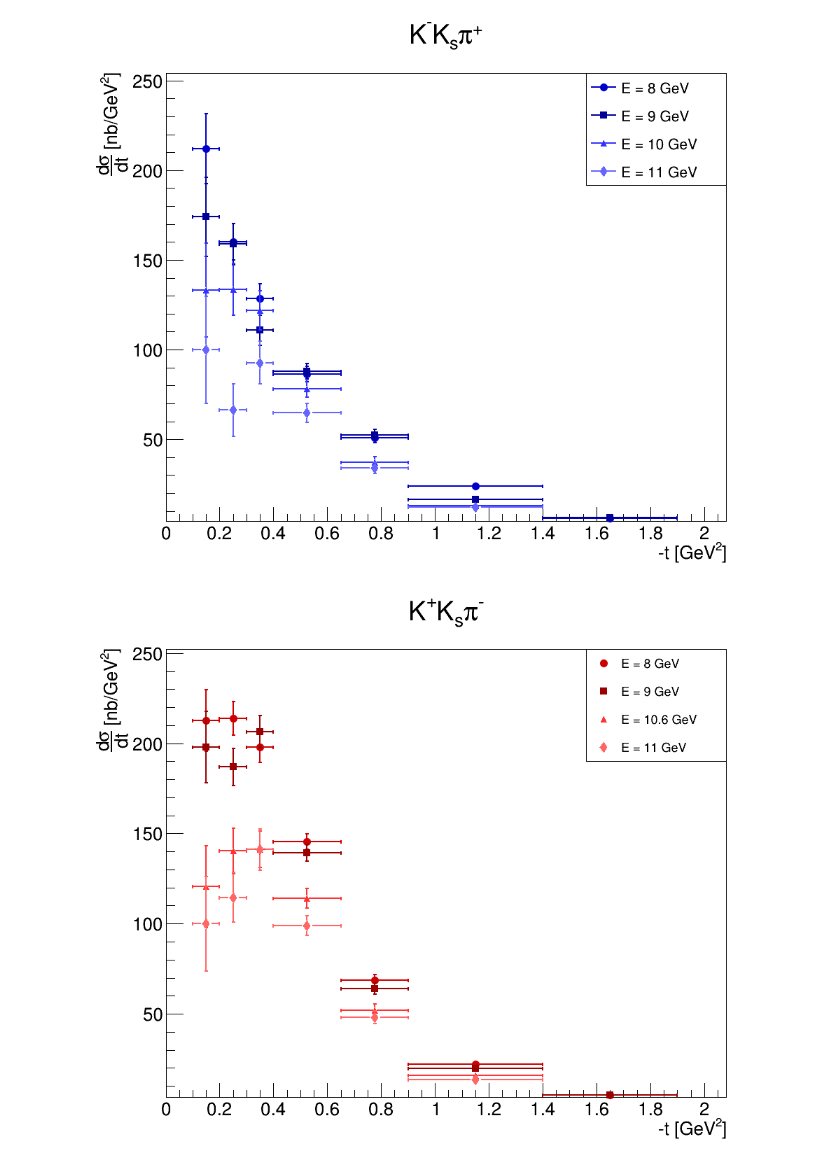
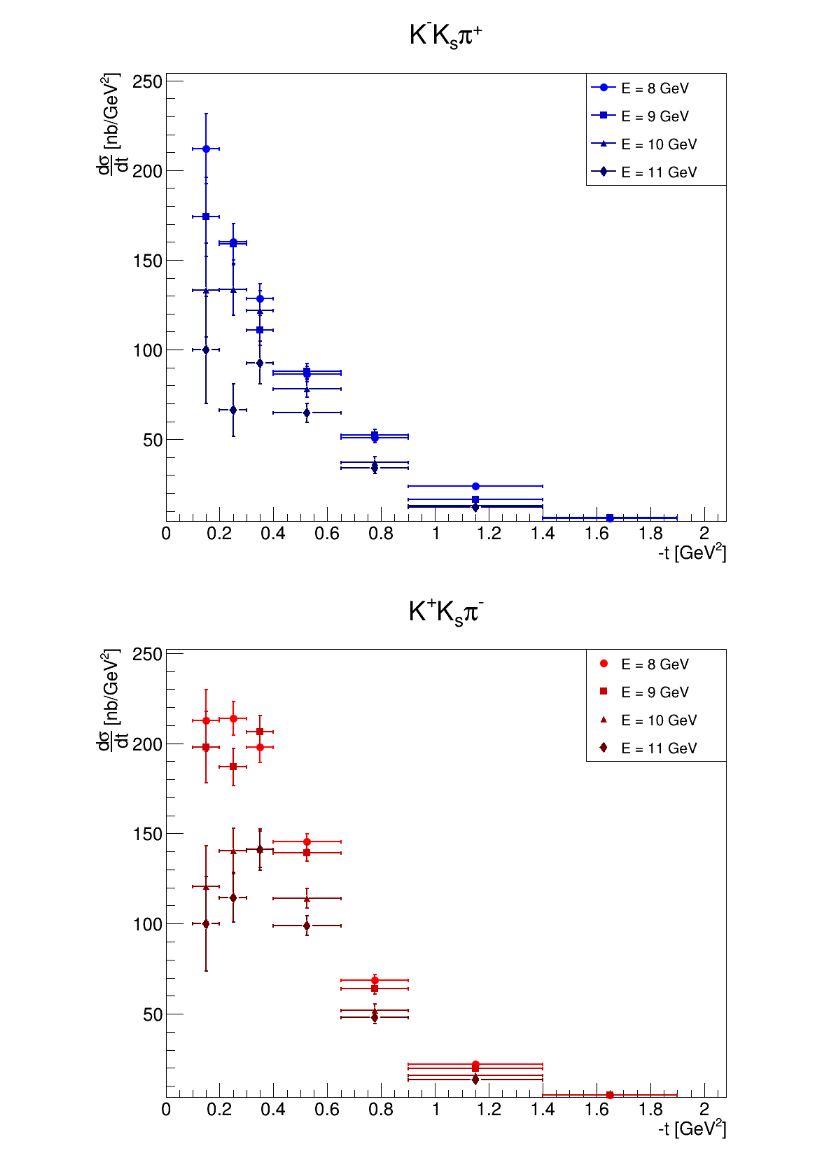
Before and after one commit to tylerviducic/gluex, a Jupyter notebook: scripts/crosssection/draw_cross_section_pol2.ipynb, the cells around one changed output. Saved outputs shown, nothing was run; the diff lists cells and outputs as text; code cells hidden in the pictures.

```diff
--- a/scripts/crosssection/draw_cross_section_pol2.ipynb
+++ b/scripts/crosssection/draw_cross_section_pol2.ipynb
@@ -19,31 +19,31 @@ theory_markers = {
 }
 
 pipkmks_colors = {
-    8: ROOT.kBlue+1,
-    9: ROOT.kBlue+2,
-    10: ROOT.kBlue-4,
-    11: ROOT.kBlue-7
+    8: ROOT.kBlue,
+    9: ROOT.kBlue+1,
+    10: ROOT.kBlue+2,
+    11: ROOT.kBlue+3
 }
 
 pimkpks_colors = {
-    8: ROOT.kRed+1,
-    9: ROOT.kRed+2,
-    10: ROOT.kRed-4,
-    11: ROOT.kRed-7
+    8: ROOT.kRed,
+    9: ROOT.kRed+1,
+    10: ROOT.kRed+2,
+    11: ROOT.kRed+3
 }
 
 clas_colors = {
-    2.45: ROOT.kGreen+1,
-    2.55: ROOT.kGreen+2,
-    2.65: ROOT.kGreen-4,
-    2.75: ROOT.kGreen-7,
+    2.45: ROOT.kOrange,
+    2.55: ROOT.kOrange+1,
+    2.65: ROOT.kOrange+2,
+    2.75: ROOT.kOrange+3
 }
 
 clas_markers = {
-    2.45: ROOT.kOpenDiamond,
-    2.55: ROOT.kOpenSquare,
-    2.65: ROOT.kOpenTriangleUp,
-    2.75: ROOT.kOpenCircle
+    2.45: ROOT.kFullDiamond,
+    2.55: ROOT.kFullSquare,
+    2.65: ROOT.kFullTriangleUp,
+    2.75: ROOT.kFullCircle
 }
 # %%
 path_to_fit_result_files = '/work/halld/home/viducic/data/fit_params/{}/tf1_gaus_cross_section_values.csv'
@@ -171,36 +171,36 @@ pipkmks_graphs[3].Draw('P')
 pipkmks_legend.Draw()
 c.Draw()
 # %% [output]
-[figure, old version]
+[figure, new version]
 # %%
 c.Clear()
 c.SetCanvasSize(1000, 800)
 
 pimkpks_graphs[0].SetTitle('K^{+}K_{s}#pi^{-}')
 
 pimkpks_graphs[0].SetMarkerSize(1.25)
 pimkpks_graphs[1].SetMarkerSize(1.25)
 pimkpks_graphs[2].SetMarkerSize(1.25)
 pimkpks_graphs[3].SetMarkerSize(2.0)
 
 # pimkpks_graphs[0].SetMarkerColor(ROOT.kBlack)
 # pimkpks_graphs[1].SetMarkerColor(ROOT.kBlack)
 # pimkpks_graphs[2].SetMarkerColor(ROOT.kBlack)
 # pimkpks_graphs[3].SetMarkerColor(ROOT.kBlack)
 
 pimkpks_legend = ROOT.TLegend(0.7, 0.7, 0.9, 0.9)
 pimkpks_legend.AddEntry(pimkpks_graphs[0], 'E = 8 GeV', 'p')
 pimkpks_legend.AddEntry(pimkpks_graphs[1], 'E = 9 GeV', 'p')
-pimkpks_legend.AddEntry(pimkpks_graphs[2], 'E = 10.6 GeV', 'p')
+pimkpks_legend.AddEntry(pimkpks_graphs[2], 'E = 10 GeV', 'p')
 pimkpks_legend.AddEntry(pimkpks_graphs[3], 'E = 11 GeV', 'p')
 pimkpks_graphs[0].Draw('AP')
 pimkpks_graphs[1].Draw('P')
 pimkpks_graphs[2].Draw('P')
 pimkpks_graphs[3].Draw('P')
 pimkpks_legend.Draw()
 c.Draw()
 # %% [output]
-[figure, old version]
+[figure, new version]
 # %%
 c.Clear()
 c.SetCanvasSize(1000, 800)
```
Also changed, not shown: parts of 3 cells of this notebook.
